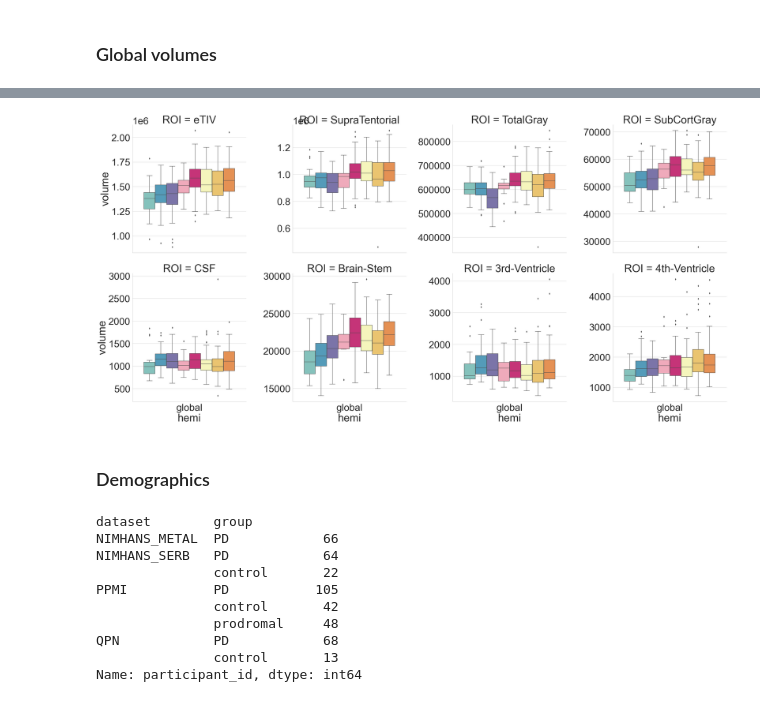
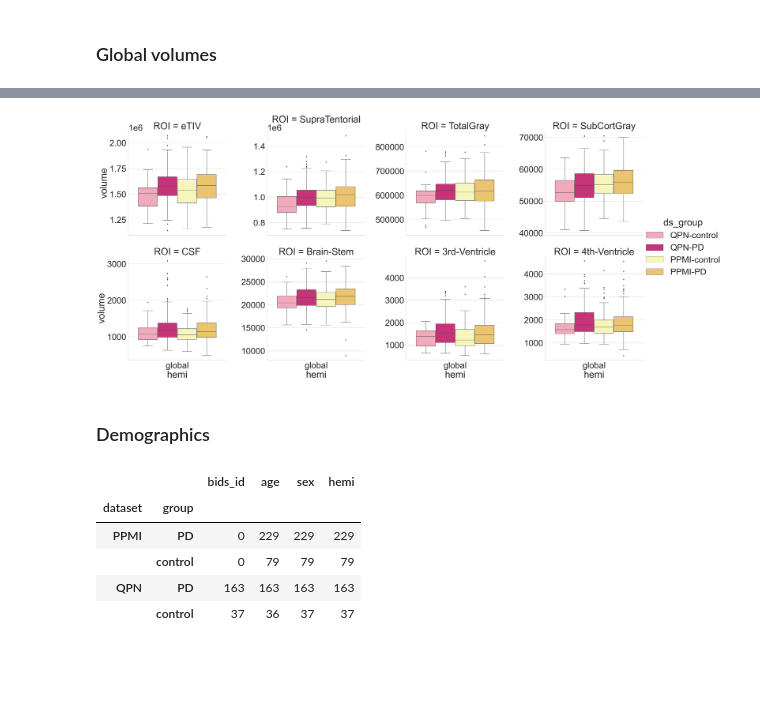
Before and after one commit to neurodatascience/mr_proc-nimhans_serb, a Jupyter notebook: analysis/CT/notebooks/population_comparisons.ipynb, the cells around one changed output, grey strips where cells are left out. Cells and saved outputs as stored; diff of their text form; code cells hidden in the pictures; blank space fills up the shorter version.

```diff
--- a/analysis/CT/notebooks/population_comparisons.ipynb
+++ b/analysis/CT/notebooks/population_comparisons.ipynb
@@ -80,6 +80,9 @@ n_qpn_participants = len(qpn_CT_DKT_df["participant_id"].unique())
 # PPMI
 ppmi_CT_DKT_df = pd.read_csv(f"{ppmi_agg_data_dir}{CT_DKT_csv}").drop(columns=["Unnamed: 0"])
 ppmi_CT_DKT_df["dataset"] = "PPMI"
+ppmi_CT_DKT_df["participant_id"] = ppmi_CT_DKT_df["participant_id"].astype(str)
+ppmi_CT_DKT_df["bids_id"] = "sub-" + ppmi_CT_DKT_df["participant_id"]
+
 n_ppmi_participants = len(ppmi_CT_DKT_df["participant_id"].unique())
 
 print(f"n_nimhans_participants: {(n_nimhans_serb_participants, n_nimhans_metal_participants)}, n_qpn_participants (all):{n_qpn_participants}, n_ppmi_participants: {n_ppmi_participants}")
@@ -95,9 +98,14 @@ if match_age:
     print(f"n_nimhans_participants: {(n_nimhans_serb_participants, n_nimhans_metal_participants)}, n_qpn_participants (young):{n_qpn_participants}, n_ppmi_participants: {n_ppmi_participants}")
 
 # Concat
-CT_DKT_df = pd.concat([nimhans_serb_CT_DKT_df, nimhans_metal_CT_DKT_df, qpn_CT_DKT_df, ppmi_CT_DKT_df], axis=0)
+CT_DKT_df = pd.concat([nimhans_serb_CT_DKT_df, nimhans_metal_CT_DKT_df, qpn_CT_DKT_df,ppmi_CT_DKT_df], axis=0) #ppmi_CT_DKT_df
 CT_DKT_df["ds_group"] = CT_DKT_df["dataset"] + "-" + CT_DKT_df["group"]
 print(f"CT_DKT_df shape: {CT_DKT_df.shape}, n_total_participants: {len(CT_DKT_df['participant_id'].unique())}")
+
+
+## tmp
+CT_DKT_df = CT_DKT_df.drop(columns=["participant_id"])
+
 CT_DKT_df.head()
 # %% [output]
 n_nimhans_participants: (86, 66), n_qpn_participants (all):201, n_ppmi_participants: 406
@@ -129,5 +135,14 @@ CT_DKT_df.groupby(["dataset","group"])["age"].describe()
 # %%
 save_fig = False
+
+CT_DKT_df = CT_DKT_df[CT_DKT_df["dataset"].isin(["PPMI", "QPN"])]
+CT_DKT_df = CT_DKT_df[CT_DKT_df["group"].isin(["control", "PD"])]
+
+color_list = [my_colors.QPN_CONTROL.value, my_colors.QPN_PD.value,
+              my_colors.PPMI_CONTROL.value, my_colors.PPMI_PRODROMAL.value, my_colors.PPMI_PD.value]
+
+palette = sns.color_palette(palette=color_list)
+hue_order = [ "QPN-control", "QPN-PD", "PPMI-control", "PPMI-PD"] #"PPMI-prodromal",
 
 CT_DKT_df_melt = CT_DKT_df.melt(
     id_vars=demo_cols + ["ds_group"],
@@ -137,10 +152,11 @@ CT_DKT_df_melt = CT_DKT_df.melt(
 plot_df = CT_DKT_df_melt.copy()
 plot_df["ROI"] = plot_df["ROI"].astype(str)
 
-sns.set(font_scale=2)
+
+sns.set(font_scale=6)
 with sns.axes_style("whitegrid"):
-    g = sns.catplot(y="ROI",x="CT", hue="ds_group", col="hemi",kind="point",palette=palette, hue_order=hue_order, legend=True,
-                    data=plot_df, aspect=1, height=12)
+    g = sns.catplot(y="ROI",x="CT", hue="ds_group", col="hemi",kind="box",palette=palette, hue_order=hue_order, legend=True,
+                    data=plot_df, aspect=0.5, height=40)
     # g.tick_params(axis='x', rotation=90, labelsize=14)
 
 if save_fig:
@@ -186,6 +202,10 @@ if match_age:
 hemi_ASEG_df = pd.concat([nimhans_serb_hemi_ASEG_df, nimhans_metal_hemi_ASEG_df, qpn_hemi_ASEG_df, ppmi_hemi_ASEG_df], axis=0)
 hemi_ASEG_df["ds_group"] = hemi_ASEG_df["dataset"] + "-" + hemi_ASEG_df["group"]
 print(f"hemi_ASEG_df shape: {hemi_ASEG_df.shape}")
+
+## tmp
+hemi_ASEG_df = hemi_ASEG_df.drop(columns=["participant_id"])
+
 hemi_ASEG_df.head()
 # %% [output]
 n_nimhans_participants: (86, 66), n_qpn_participants:201
@@ -201,6 +219,9 @@ hemi_ASEG_df shape: (856, 21)
 5 rows × 21 columns
 # %%
 save_fig = False
+
+hemi_ASEG_df = hemi_ASEG_df[hemi_ASEG_df["dataset"].isin(["PPMI", "QPN"])]
+hemi_ASEG_df = hemi_ASEG_df[hemi_ASEG_df["group"].isin(["control", "PD"])]
 
 vol_ASEG_df_melt = hemi_ASEG_df.melt(
     id_vars=demo_cols + ["ds_group"],
@@ -216,7 +237,7 @@ hemi_roi_list = ['Pallidum', 'Thalamus-Proper', 'Putamen',  'Amygdala', 'Caudate
 sns.set(font_scale=4)
 with sns.axes_style("whitegrid"):
     g = sns.catplot(y="volume",x="hemi", hue="ds_group", col="ROI",kind="box", col_wrap=6, col_order=hemi_roi_list, hue_order=hue_order,
-    palette=palette, data=plot_df, aspect=1, height=10, sharey=False, legend=False)
+    palette=palette, data=plot_df, aspect=1, height=10, sharey=False, legend=True)
     # g.tick_params(axis='x', rotation=90, labelsize=14)
 
 if save_fig:
@@ -276,45 +299,45 @@ global_vol_ASEG_df shape: (428, 23)
 5 rows × 22 columns
 # %%
 save_fig = False
+
+global_vol_ASEG_df = global_vol_ASEG_df[global_vol_ASEG_df["dataset"].isin(["PPMI", "QPN"])]
+global_vol_ASEG_df = global_vol_ASEG_df[global_vol_ASEG_df["group"].isin(["control", "PD"])]
+
 global_vol_ASEG_df = global_vol_ASEG_df.rename(columns={"EstimatedTotalIntraCranial":"eTIV"})
 
 global_vol_ASEG_df_melt = global_vol_ASEG_df.melt(
     id_vars=demo_cols + ["ds_group"],
     var_name="ROI",
     value_name="volume",
 )
 
 plot_df = global_vol_ASEG_df_melt.copy()
 
 global_roi_list = ["eTIV", "SupraTentorial", "TotalGray", "SubCortGray",
                     "CSF","Brain-Stem","3rd-Ventricle","4th-Ventricle"]
 plot_df = plot_df[plot_df["ROI"].isin(global_roi_list)]
 
 sns.set(font_scale=4)
 with sns.axes_style("whitegrid"):
     g = sns.catplot(y="volume",x="hemi", hue="ds_group", col="ROI", kind="box", col_wrap=4, col_order=global_roi_list, hue_order=hue_order,
-    palette=palette, data=plot_df, aspect=1, height=10, sharey=False, legend=False)
+    palette=palette, data=plot_df, aspect=1, height=10, sharey=False, legend=True)
 
 if save_fig:
     g.savefig(f"{figs_dir}/ASEG_global.png")
 # %% [output]
-[figure, old version]
+[figure, new version]
 # %% [markdown]
 ### Demographics
 # %%
 demo_df = global_vol_ASEG_df[demo_cols].copy()
-demo_df.groupby(["dataset","group"])["participant_id"].count()
+demo_df.groupby(["dataset","group"]).count()
 # %% [output]
-dataset        group
-NIMHANS_METAL  PD            66
-NIMHANS_SERB   PD            64
-               control       22
-PPMI           PD           105
-               control       42
-               prodromal     48
-QPN            PD            68
-               control       13
-Name: participant_id, dtype: int64
+|  |  | bids_id | age | sex | hemi |
+| dataset | group |  |  |  |  |
+| PPMI | PD | 0 | 229 | 229 | 229 |
+|  | control | 0 | 79 | 79 | 79 |
+| QPN | PD | 163 | 163 | 163 | 163 |
+|  | control | 37 | 36 | 37 | 37 |
 # %%
 demo_df.groupby(["dataset","group"])["age"].describe()
 # %% [output]
```
Also changed, not shown: parts of 10 cells of this notebook, 1 other file.
